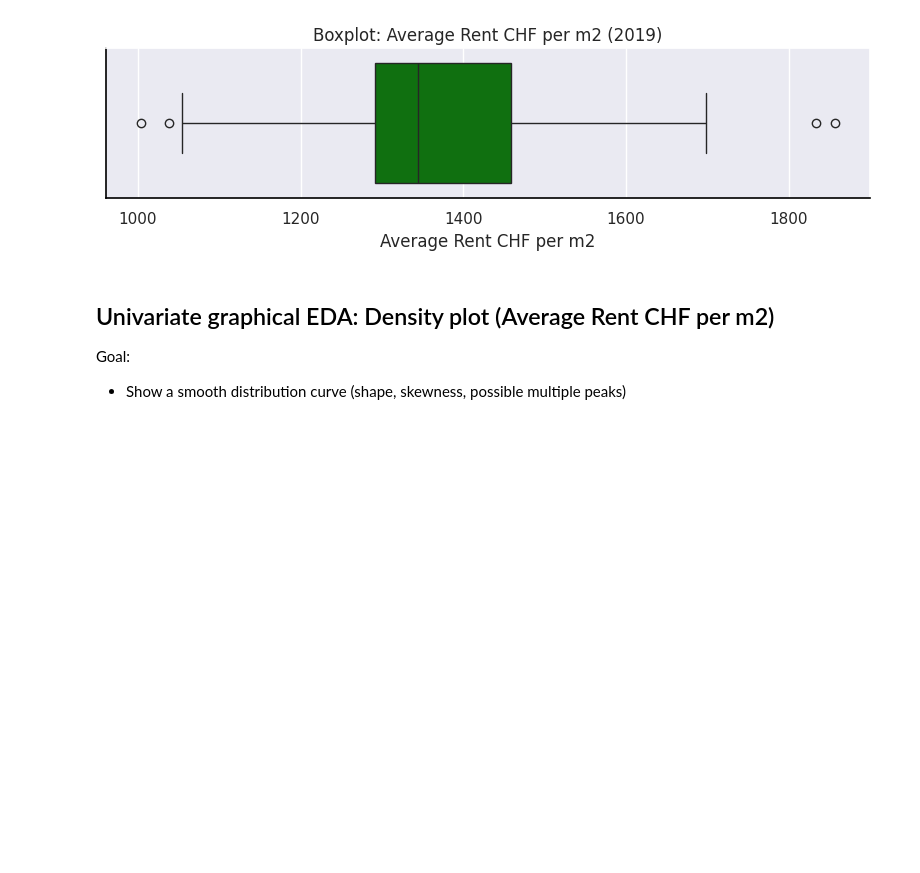
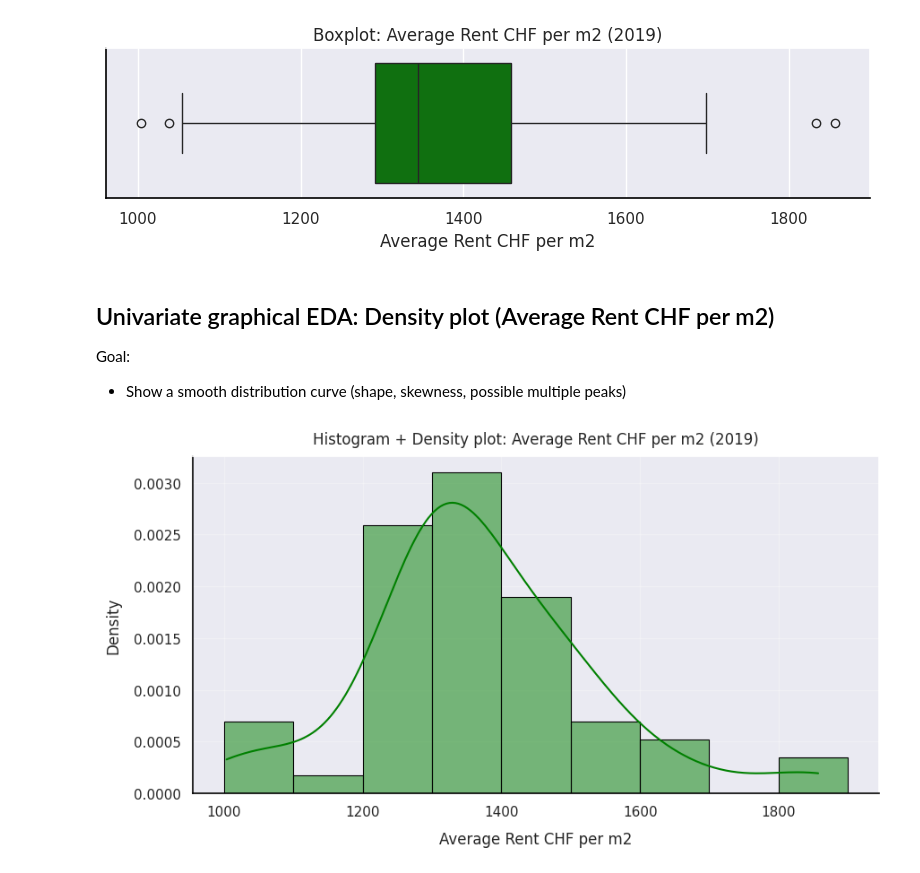
Before and after one commit to hamedamini-zhaw/ARM_Gruppe-5, a Jupyter notebook: 03 - EDA/EDA.ipynb, the cells around one changed output. Cells and saved outputs as stored; diff of their text form; code cells hidden in the pictures; blank space fills up the shorter version.

```diff
--- a/03 - EDA/EDA.ipynb
+++ b/03 - EDA/EDA.ipynb
@@ -466,3 +513,38 @@ plt.show()
 
 Goal:
 - Show a smooth distribution curve (shape, skewness, possible multiple peaks)
+# %%
+target = "Average Rent CHF per m2"
+
+# Define bins with size 100
+x = df[target].dropna().values
+bin_width = 100
+x_min = np.floor(x.min() / bin_width) * bin_width
+x_max = np.ceil(x.max() / bin_width) * bin_width
+bins = np.arange(x_min, x_max + bin_width, bin_width)
+
+plt.figure(figsize=(9,5))
+sns.histplot(df[target].dropna(),
+             stat="density",
+             kde=True,
+             bins=bins,
+             color='green',
+             edgecolor='black',
+             linewidth=0.8
+            )
+
+plt.title("Histogram + Density plot: Average Rent CHF per m2 (2019)", fontsize=12, pad=10)
+plt.xlabel("Average Rent CHF per m2", fontsize=12, labelpad=10)
+plt.ylabel("Density", fontsize=12, labelpad=10)
+
+ax = plt.gca()
+ax.spines["bottom"].set_color("black")
+ax.spines["left"].set_color("black")
+ax.spines["bottom"].set_linewidth(1.2)
+ax.spines["left"].set_linewidth(1.2)
+
+plt.grid(True, alpha=0.3)
+plt.tight_layout()
+plt.show()
+# %% [output]
+[figure, added]
```
Also changed, not shown: parts of 50 cells of this notebook, 22 other files.
